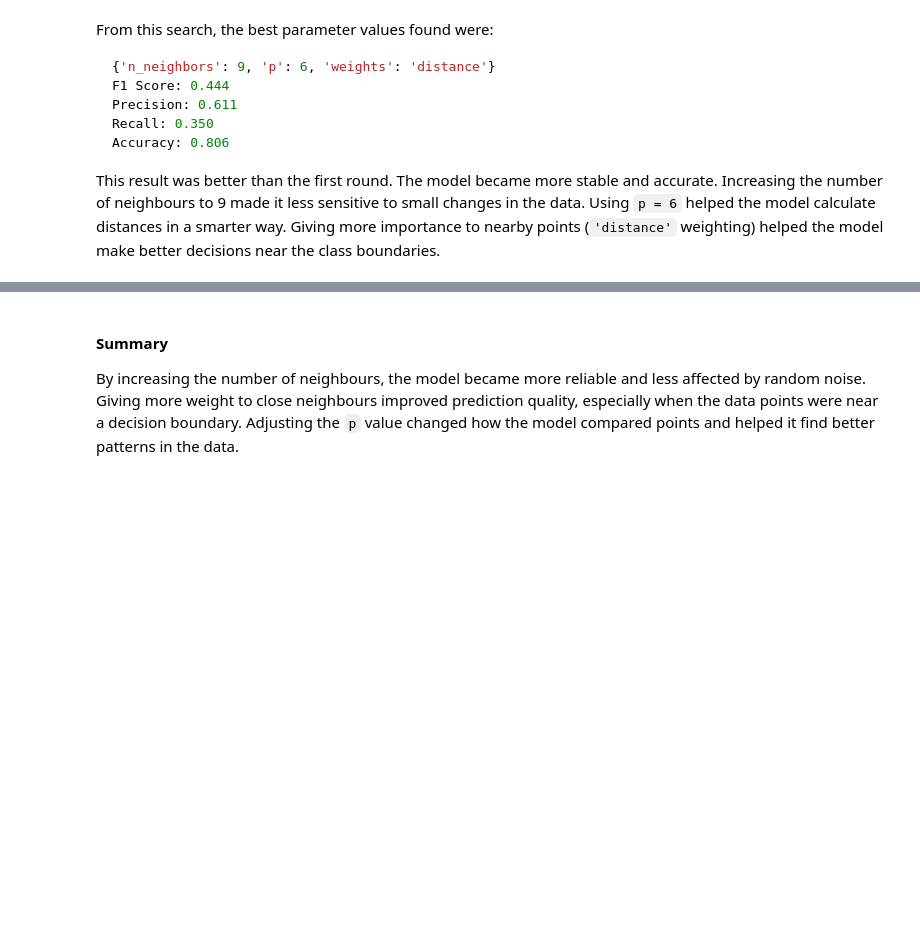
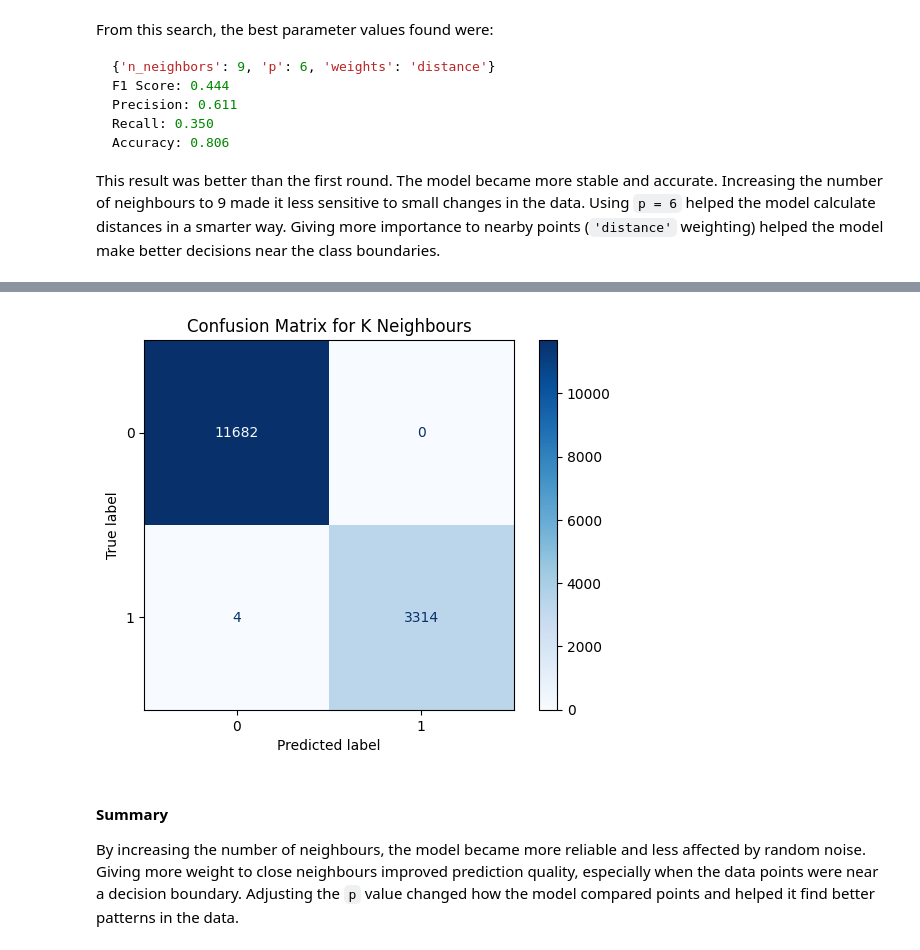
Before and after one commit to SpikeElliot/Data-Mining-Case-Studies, a Jupyter notebook: creditdefault_study/creditdefault.ipynb, the cells around one changed output, grey strips where cells are left out. Drawn from its saved outputs; the diff is of its cells as text; code cells hidden in the pictures; blank space fills up the shorter version.

```diff
--- a/creditdefault_study/creditdefault.ipynb
+++ b/creditdefault_study/creditdefault.ipynb
@@ -511,3 +609,12 @@ Performing grid search...
+# %%
+plot_confusion_matrix(
+    model=best_k_neighbours,
+    X=prepared_X_train,
+    y=y_train,
+    model_name="K Neighbours"
+)
+# %% [output]
+[figure, added]
 # %% [markdown]
 #### Summary
 
```
Also changed, not shown: parts of 59 cells of this notebook.
